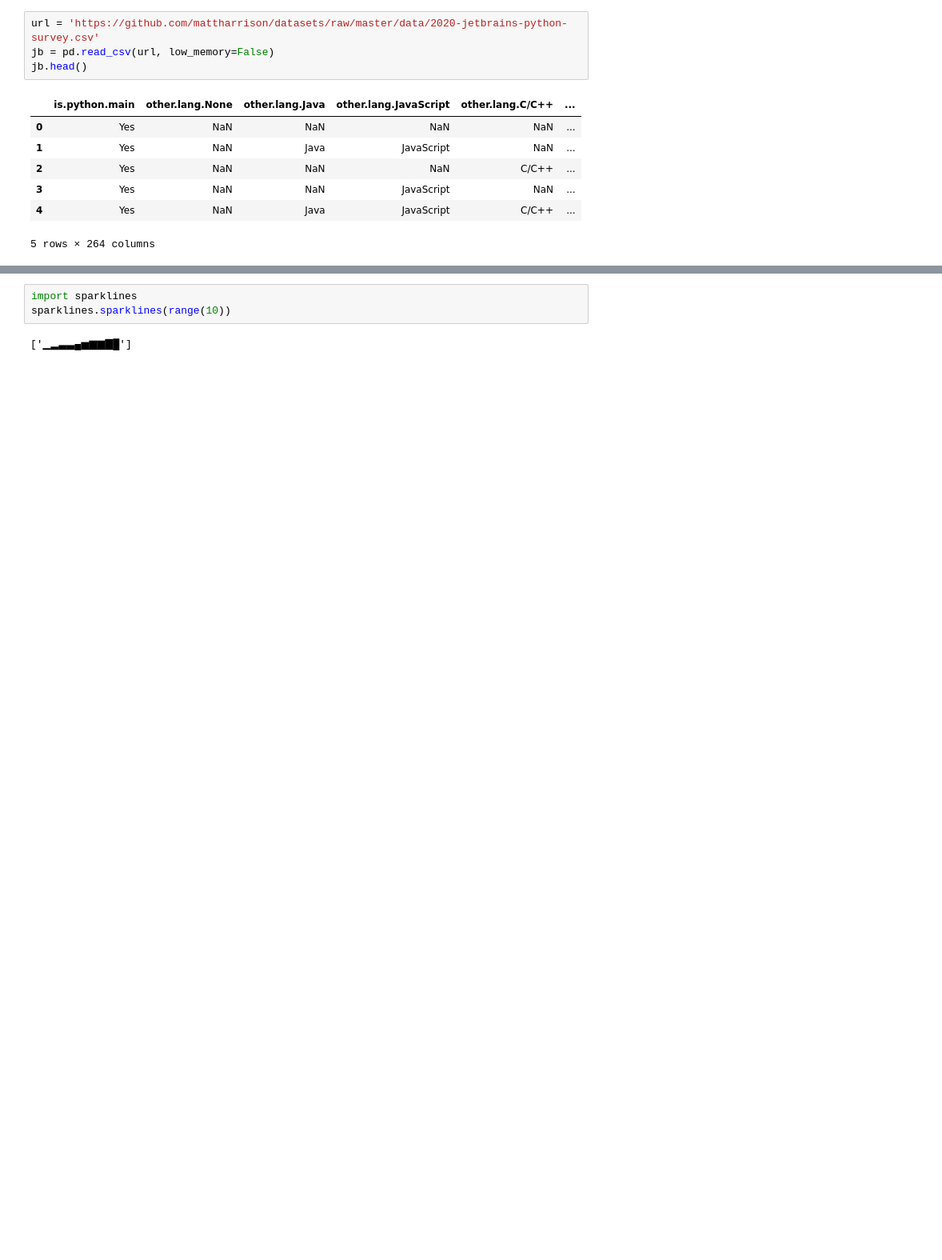
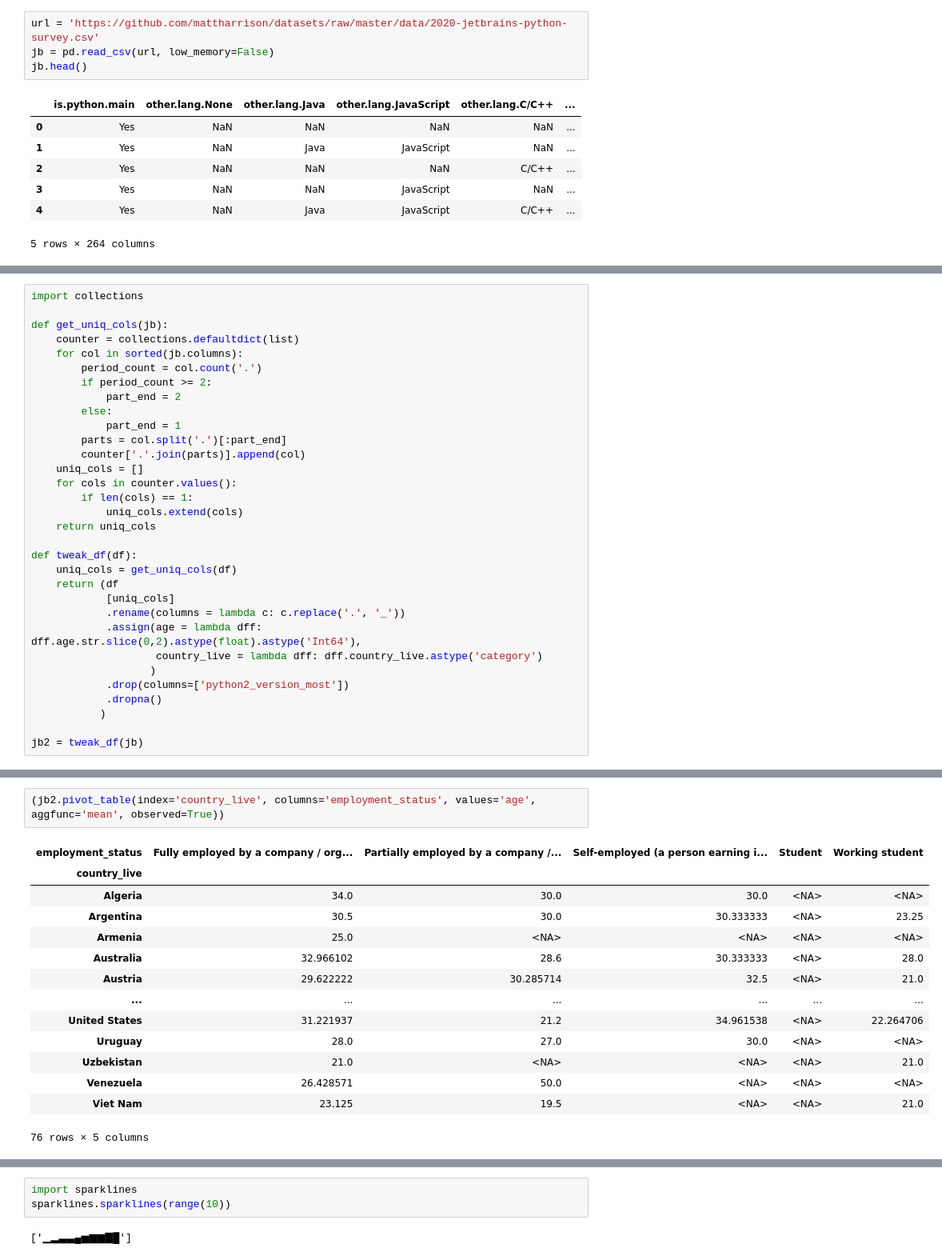
Before and after one commit to malminhas/data-analytics, a Jupyter notebook: effective-pandas-playbook.ipynb, the cells around one changed output, grey strips where cells are left out. Shown at 80% size. Saved outputs shown, nothing was run; the diff lists cells and outputs as text; blank space fills up the shorter version.

```diff
--- a/effective-pandas-playbook.ipynb
+++ b/effective-pandas-playbook.ipynb
@@ -388,0 +405,32 @@ jb.head()
+# %%
+import collections
+
+def get_uniq_cols(jb):
+    counter = collections.defaultdict(list)
+    for col in sorted(jb.columns):
+        period_count = col.count('.')
+        if period_count >= 2:
+            part_end = 2
+        else:
+            part_end = 1
+        parts = col.split('.')[:part_end]
+        counter['.'.join(parts)].append(col)
+    uniq_cols = []
+    for cols in counter.values():
+        if len(cols) == 1:
+            uniq_cols.extend(cols)
+    return uniq_cols
+
+def tweak_df(df):
+    uniq_cols = get_uniq_cols(df)
+    return (df
+            [uniq_cols]
+            .rename(columns = lambda c: c.replace('.', '_'))
+            .assign(age = lambda dff: dff.age.str.slice(0,2).astype(float).astype('Int64'),
+                    country_live = lambda dff: dff.country_live.astype('category')
+                   )
+            .drop(columns=['python2_version_most'])
+            .dropna()
+           )
+
+jb2 = tweak_df(jb)
@@ -388,0 +454,17 @@ jb.head()
+# %%
+(jb2.pivot_table(index='country_live', columns='employment_status', values='age', aggfunc='mean', observed=True))
+# %% [output]
+| employment_status | Fully employed by a company / org... | Partially employed by a company /... | Self-employed (a person earning i... | Student | Working student |
+| country_live |  |  |  |  |  |
+| Algeria | 34.0 | 30.0 | 30.0 | <NA> | <NA> |
+| Argentina | 30.5 | 30.0 | 30.333333 | <NA> | 23.25 |
+| Armenia | 25.0 | <NA> | <NA> | <NA> | <NA> |
+| Australia | 32.966102 | 28.6 | 30.333333 | <NA> | 28.0 |
+| Austria | 29.622222 | 30.285714 | 32.5 | <NA> | 21.0 |
+| ... | ... | ... | ... | ... | ... |
+| United States | 31.221937 | 21.2 | 34.961538 | <NA> | 22.264706 |
+| Uruguay | 28.0 | 27.0 | 30.0 | <NA> | <NA> |
+| Uzbekistan | 21.0 | <NA> | <NA> | <NA> | 21.0 |
+| Venezuela | 26.428571 | 50.0 | <NA> | <NA> | <NA> |
+| Viet Nam | 23.125 | 19.5 | <NA> | <NA> | 21.0 |
+76 rows × 5 columns
```
Also changed, not shown: parts of 12 cells of this notebook.
